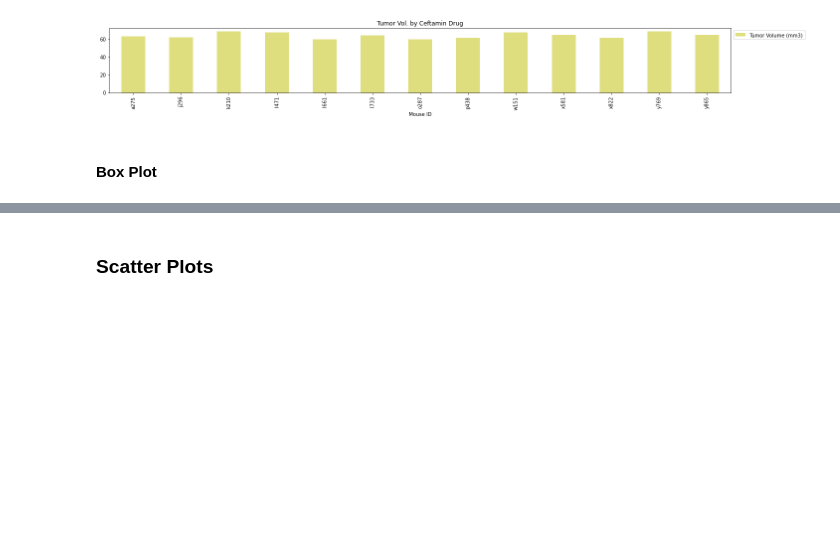
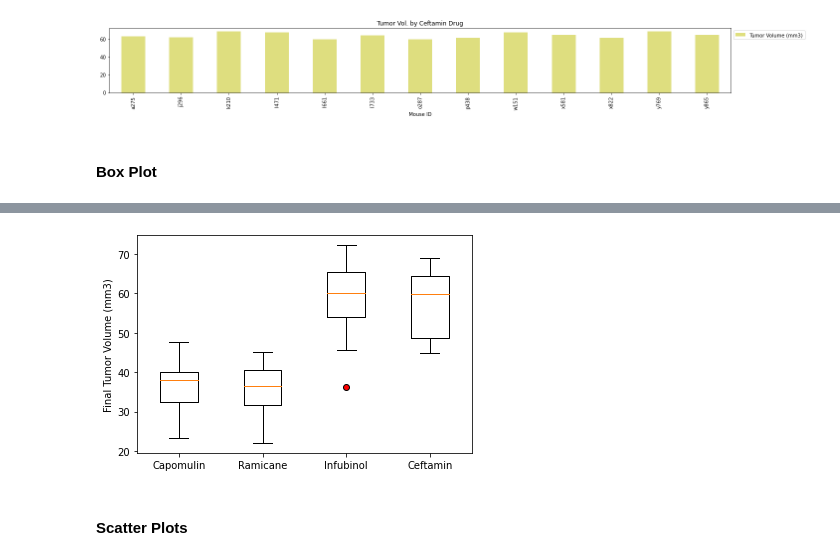
Before and after one commit to samuelroiz/Pymaceuticals_DA, a Jupyter notebook: Pymaceuticals_Code.ipynb, the cells around one changed output, grey strips where cells are left out. Cells and saved outputs as stored; diff of their text form; code cells hidden in the pictures; blank space fills up the shorter version.

```diff
--- a/Pymaceuticals_Code.ipynb
+++ b/Pymaceuticals_Code.ipynb
@@ -827,2 +1050,44 @@ Values above 105.135493215 could be outliers.
+# %%
+# Put treatments into a list for for loop (and later for plot labels)
+treatment_list = ["Capomulin", "Ramicane", "Infubinol", "Ceftamin"]
+
+# Create empty list to fill with tumor vol data (for plotting)
+tumor_list = []
+
+# Calculate the IQR and quantitatively determine if there are any potential outliers.
+# drug_regimen is a string, and treatment_list has a list of the drugs we want...
+# Drug_regimen is going to go by each word... first it chooses 'Capomulin'... once done it will go the next word
+for drug_regimen in treatment_list:
+
+    # Locate the rows which contain mice on each drug and get the tumor volumes
+    #                                             find the word of each string...first is 'Capomulin' so it wil find that first
+    #                                                         once it finds a drug involve with Capomulin, it will find its tumor volume at timepoint max
+    final_volume = timepoint_maximum_table.loc[timepoint_maximum_table["Drug Regimen"] == drug_regimen, 'Tumor Volume (mm3)']
+
+    # Add's the value of the final tumor volume depending on the drug_regimen
+    tumor_list.append(final_volume)
+
+    # Determine outliers using upper and lower bounds
+    quartiles = final_volume.quantile([.25,.5,.75])
+    lowerq = quartiles[0.25]
+    upperq = quartiles[0.75]
+    iqr = upperq - lowerq
+
+    lower_bound = lowerq - (1.5*iqr)
+    upper_bound = upperq + (1.5*iqr)
+
+    # Outliers input here
+
+    # outliers = final_volume.loc[(final_volume < lower_bound) | (final_volume > upper_bound)]
+
+    # print(f"{drug_regimen}'s potential outliers: {outliers}")
+# %%
+# Generate a box plot of the final tumor volume of each mouse across four regimens of interest
+orange_out = dict(markerfacecolor='r')
+plt.boxplot(tumor_list, labels = treatment_list,flierprops=orange_out)
+plt.ylabel('Final Tumor Volume (mm3)')
+plt.show()
+# %% [output]
+[figure, added]
 # %% [markdown]
-### Scatter Plots
+#### Scatter Plots
```
Also changed, not shown: parts of 25 cells of this notebook, 7 other files.
